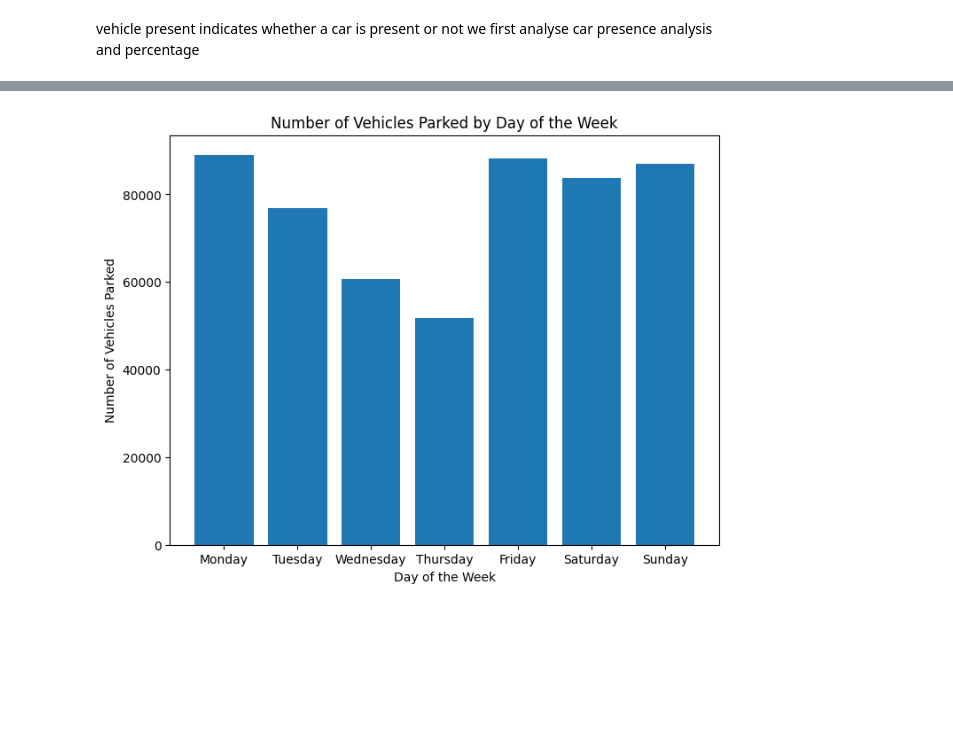
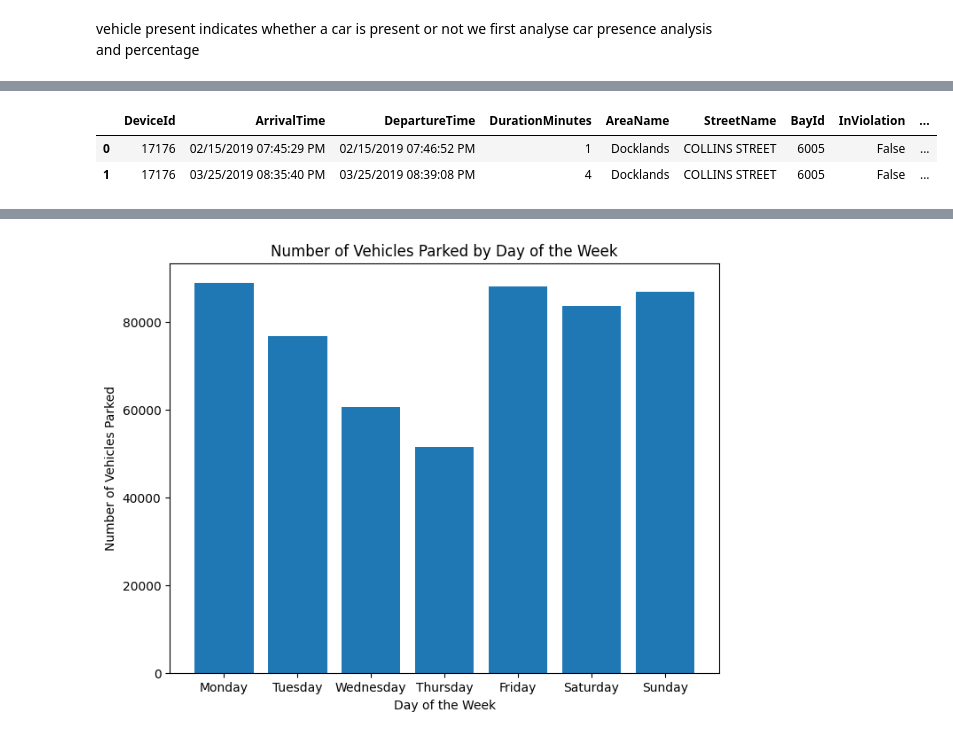
Before and after one commit to Eswa2020/Data-analysis-and-wrangling-various-projects, a Jupyter notebook: Mel_PARKING_SYSTEM.ipynb, the cells around one changed output, grey strips where cells are left out. Drawn from its saved outputs; the diff is of its cells as text; code cells hidden in the pictures; blank space fills up the shorter version.

```diff
--- a/Mel_PARKING_SYSTEM.ipynb
+++ b/Mel_PARKING_SYSTEM.ipynb
@@ -1460,4 +1362,10 @@ False    48.767899
 Name: VehiclePresent, dtype: float64
+# %%
+dataq.head(2)
+# %% [output]
+|  | DeviceId | ArrivalTime | DepartureTime | DurationMinutes | AreaName | StreetName | BayId | InViolation | ... |
+| 0 | 17176 | 02/15/2019 07:45:29 PM | 02/15/2019 07:46:52 PM | 1 | Docklands | COLLINS STREET | 6005 | False | ... |
+| 1 | 17176 | 03/25/2019 08:35:40 PM | 03/25/2019 08:39:08 PM | 4 | Docklands | COLLINS STREET | 6005 | False | ... |
 # %%
 import pandas as pd
 import matplotlib.pyplot as plt
```
Also changed, not shown: parts of 98 cells of this notebook.
